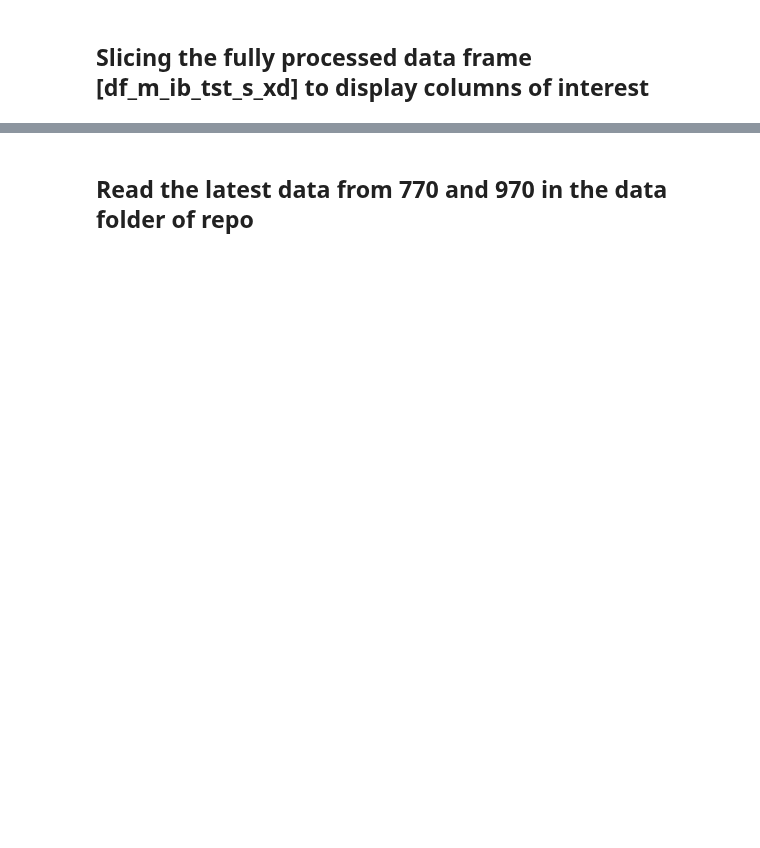
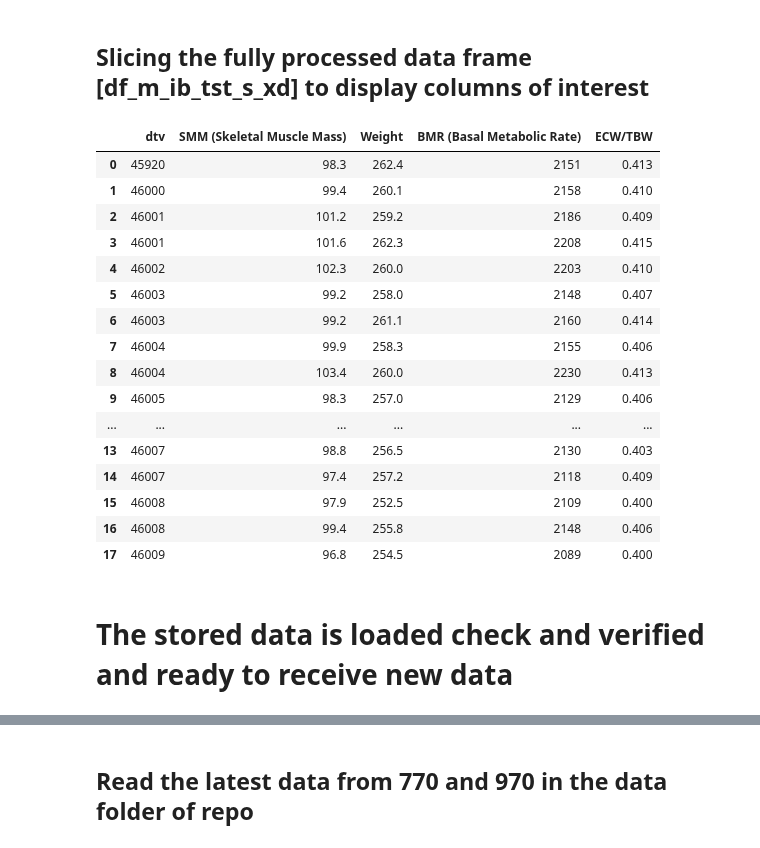
Before and after one commit to 1ratlabs/JL_2, a Jupyter notebook: ib_fls_import.ipynb, the cells around one changed output, grey strips where cells are left out. Cells and saved outputs as stored; diff of their text form; code cells hidden in the pictures; blank space fills up the shorter version.

```diff
--- a/ib_fls_import.ipynb
+++ b/ib_fls_import.ipynb
@@ -195,4 +275,25 @@ df_m_ib_tst_s_xd  =  remove_ib_duplicates(df_m_ib_tst_s, subset_cols=None)
 # %% [markdown]
 ## Slicing the fully processed data frame [df_m_ib_tst_s_xd] to display columns of interest
 # %%
-#verify df_m_ib_tst_s_xd[["dtv","SMM (Skeletal Muscle Mass)" , "Weight" , "BMR (Basal Metabolic Rate)" , "ECW/TBW"]].head(20)
+#verify
+df_m_ib_tst_s_xd[["dtv","SMM (Skeletal Muscle Mass)" , "Weight" , "BMR (Basal Metabolic Rate)" , "ECW/TBW"]].head(20)
+# %% [output]
+|  | dtv | SMM (Skeletal Muscle Mass) | Weight | BMR (Basal Metabolic Rate) | ECW/TBW |
+| 0 | 45920 | 98.3 | 262.4 | 2151 | 0.413 |
+| 1 | 46000 | 99.4 | 260.1 | 2158 | 0.410 |
+| 2 | 46001 | 101.2 | 259.2 | 2186 | 0.409 |
+| 3 | 46001 | 101.6 | 262.3 | 2208 | 0.415 |
+| 4 | 46002 | 102.3 | 260.0 | 2203 | 0.410 |
+| 5 | 46003 | 99.2 | 258.0 | 2148 | 0.407 |
+| 6 | 46003 | 99.2 | 261.1 | 2160 | 0.414 |
+| 7 | 46004 | 99.9 | 258.3 | 2155 | 0.406 |
+| 8 | 46004 | 103.4 | 260.0 | 2230 | 0.413 |
+| 9 | 46005 | 98.3 | 257.0 | 2129 | 0.406 |
+| ... | ... | ... | ... | ... | ... |
+| 13 | 46007 | 98.8 | 256.5 | 2130 | 0.403 |
+| 14 | 46007 | 97.4 | 257.2 | 2118 | 0.409 |
+| 15 | 46008 | 97.9 | 252.5 | 2109 | 0.400 |
+| 16 | 46008 | 99.4 | 255.8 | 2148 | 0.406 |
+| 17 | 46009 | 96.8 | 254.5 | 2089 | 0.400 |
+# %% [markdown]
+# The stored data is loaded check and verified and ready to receive new data
```
Also changed, not shown: parts of 44 cells of this notebook.
